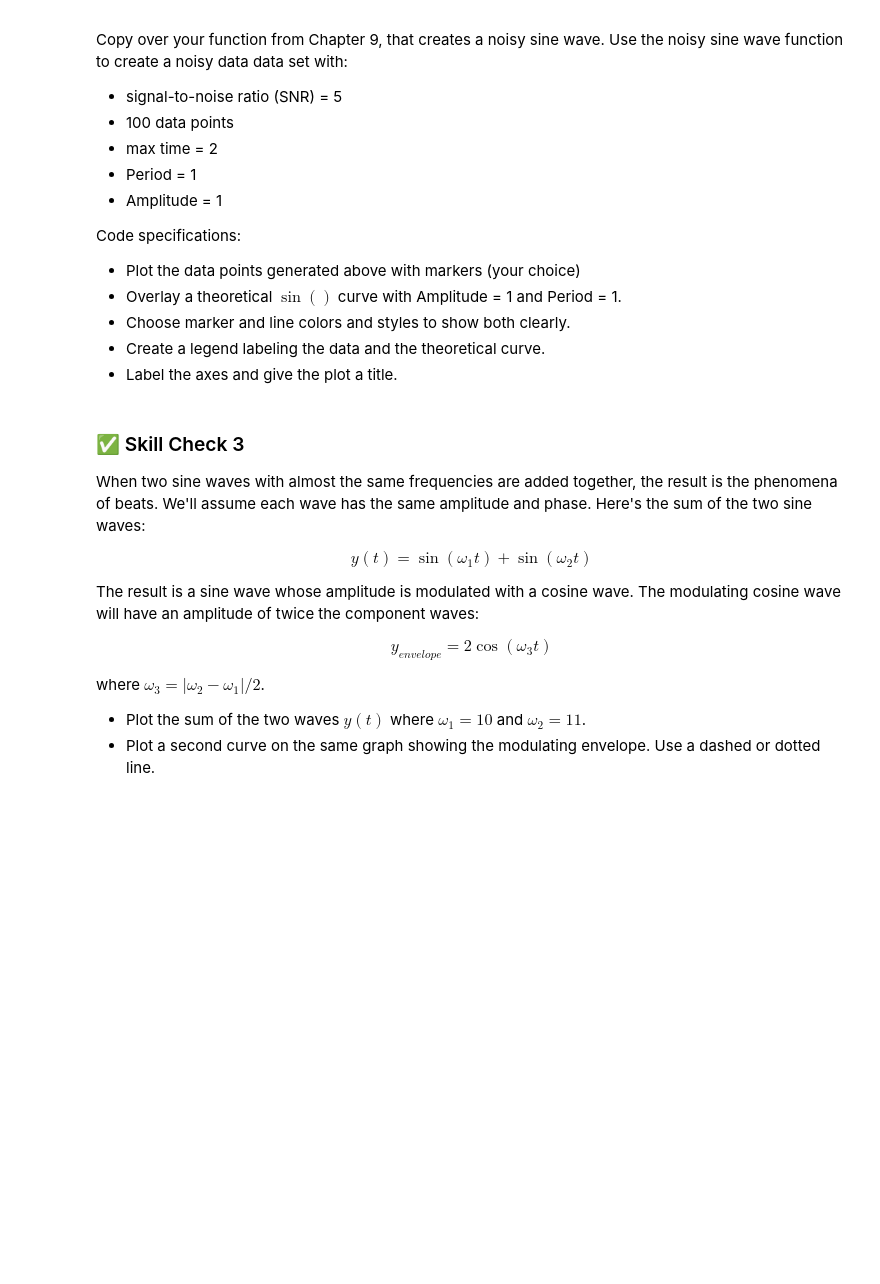
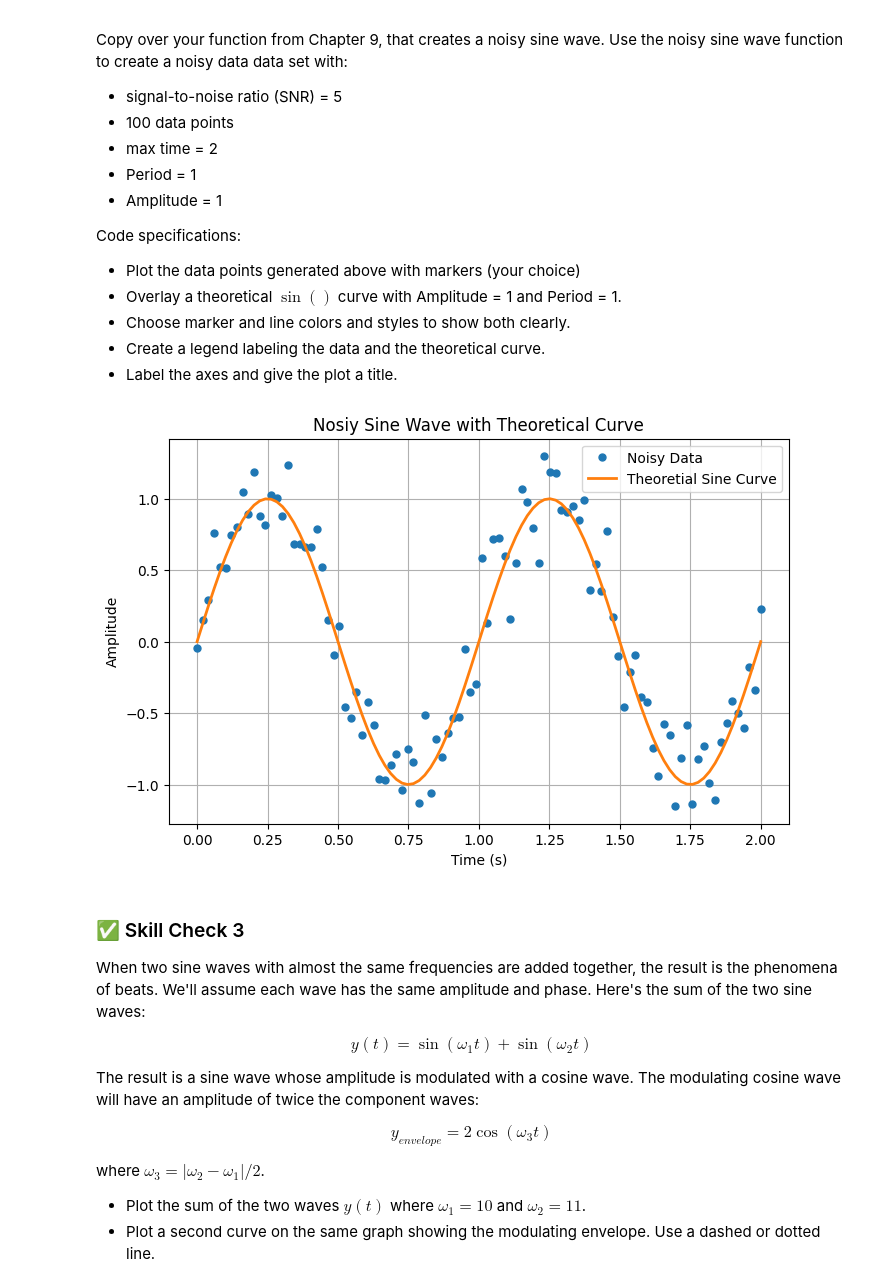
Before and after one commit to ASK3Y/Computational-Physics, a Jupyter notebook: Python_Tutorials/Chapter_10_2D_Plots_Part_1.ipynb, the cells around one changed output. Saved outputs shown, nothing was run; the diff lists cells and outputs as text; code cells hidden in the pictures; blank space fills up the shorter version.

```diff
--- a/Python_Tutorials/Chapter_10_2D_Plots_Part_1.ipynb
+++ b/Python_Tutorials/Chapter_10_2D_Plots_Part_1.ipynb
@@ -273,3 +271,49 @@ Code specifications:
+# %%
+# your code here
+import numpy as np
+
+def noisy_sin(SNR, N=200, tmax=1, P=1, A=1, verbose=True):
+    B = A / SNR
+    t = np.linspace(0, tmax, N)
+    z_norm = np.random.normal(0, 1, N)
+    y = B * z_norm + A * np.sin(2 * np.pi * t / P)
+    data = np.column_stack((t, y))
+
+    if verbose:
+        print(f"Mean of Noisy Signal: {np.mean(y):.4f}")
+        print(f"Standard deviation of Noisy Signal: {np.std(y):.4f}")
+
+    return data
+
+SNR = 5
+N = 100
+tmax = 2
+P = 1
+A = 1
+
+data = noisy_sin(SNR, N=N, tmax=tmax, P=P, A=A, verbose=False)
+
+t = data[:, 0]
+y_noisy = data[:, 1]
+
+y_theory = A * np.sin(2 * np.pi * t / P)
+
+import matplotlib.pyplot as plt
+
+plt.figure(figsize=(8, 5))
+
+plt.plot(t, y_noisy, 'o', markersize=5, color='tab:blue', label='Noisy Data')
+plt.plot(t, y_theory, '-', linewidth=2, color='tab:orange', label='Theoretial Sine Curve')
+
+plt.xlabel("Time (s)")
+plt.ylabel("Amplitude")
+plt.title("Nosiy Sine Wave with Theoretical Curve")
+plt.legend()
+plt.grid(True)
+
+plt.show()
+# %% [output]
+[figure, added]
 # %% [markdown]
 ### ✅ Skill Check 3
 
```
Also changed, not shown: parts of 6 cells of this notebook.
